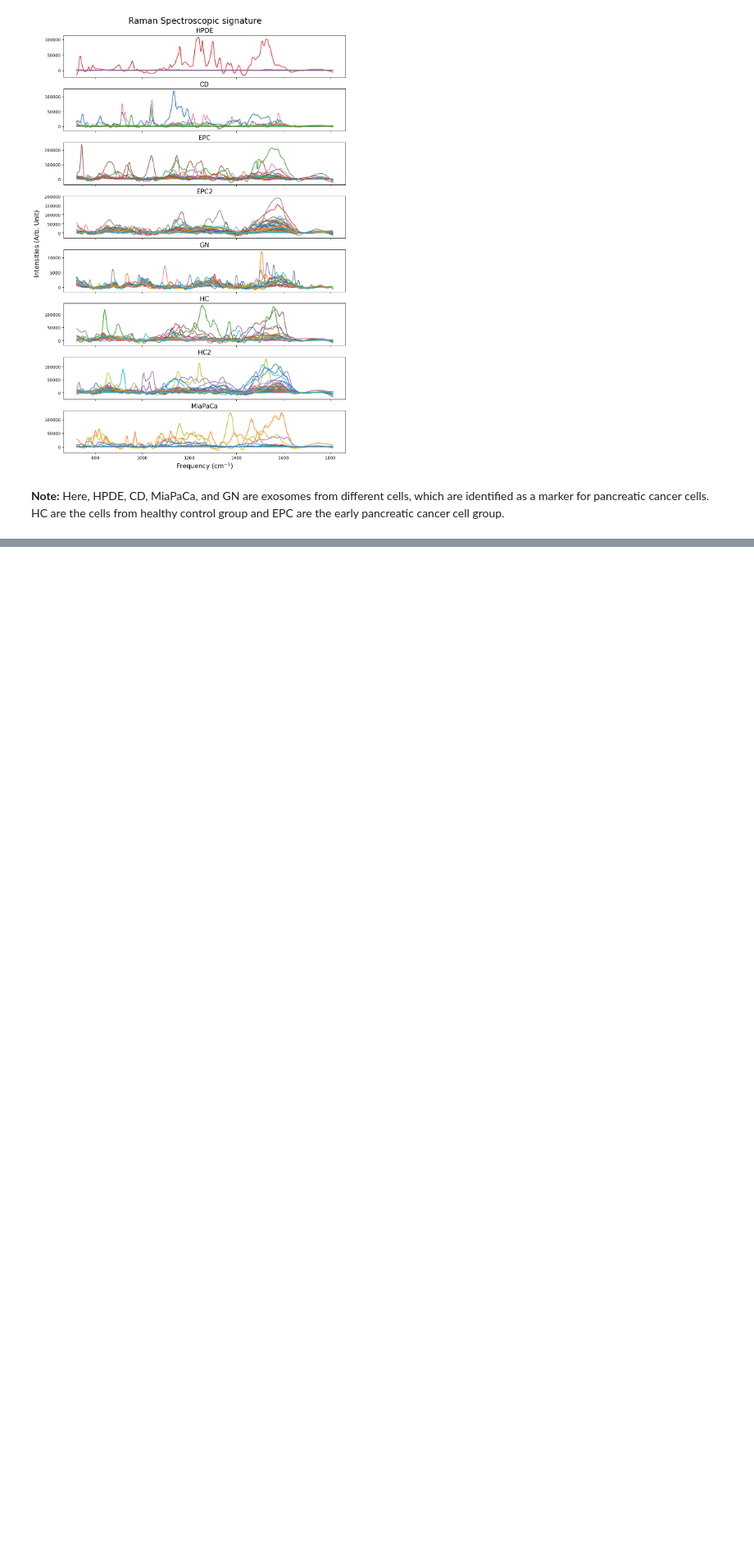
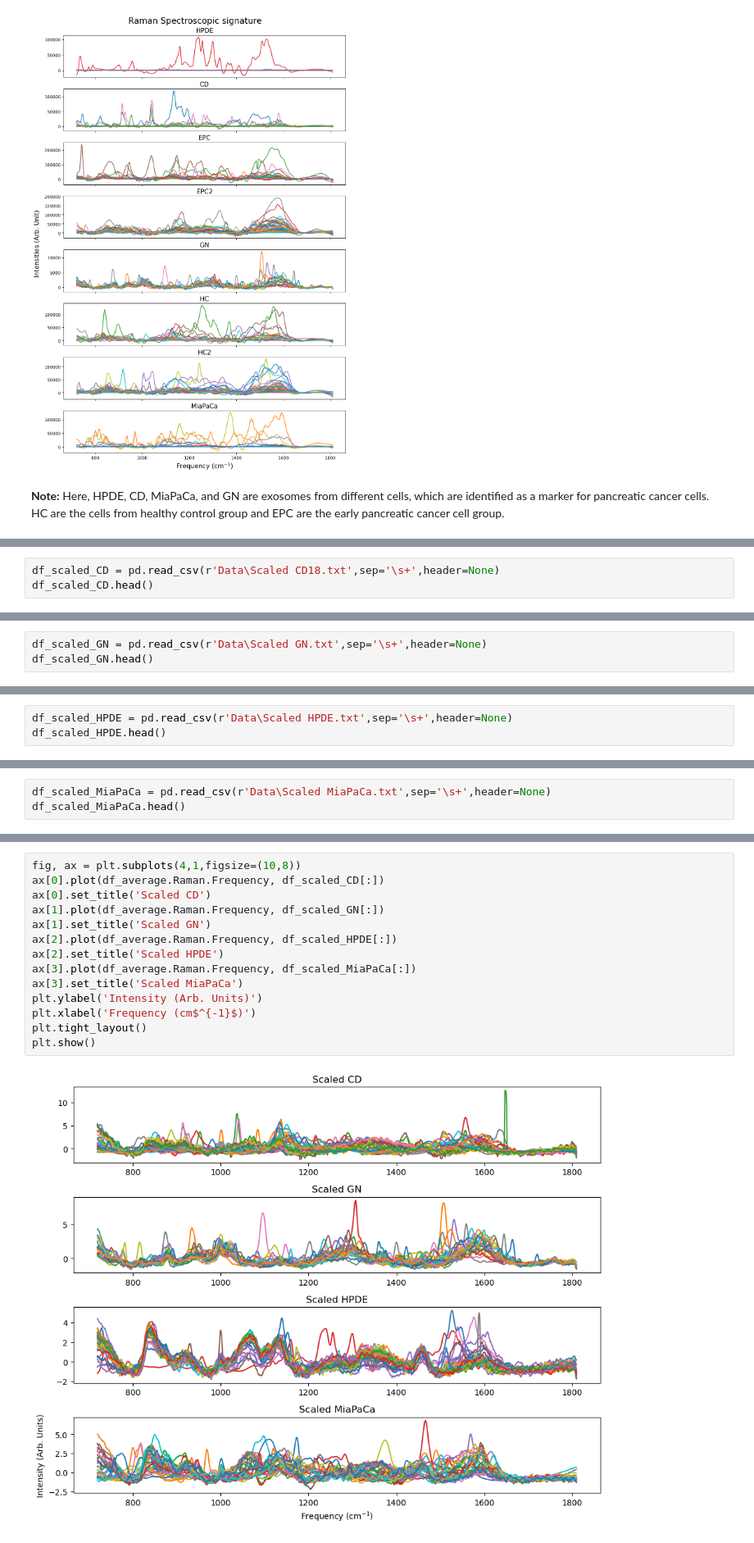
Before and after one commit to kpark11/Springboard, a Jupyter notebook: Capstone-Project/SERS_Raman_Pancreatic_Cancer/SERS_Raman_Pancreatic_Cancer.ipynb, the cells around one changed output, grey strips where cells are left out. Shown at 82% size. Saved outputs shown, nothing was run; the diff lists cells and outputs as text; blank space fills up the shorter version.

```diff
--- a/Capstone-Project/SERS_Raman_Pancreatic_Cancer/SERS_Raman_Pancreatic_Cancer.ipynb
+++ b/Capstone-Project/SERS_Raman_Pancreatic_Cancer/SERS_Raman_Pancreatic_Cancer.ipynb
@@ -303,0 +306,3 @@ plt.show()
+# %%
+df_scaled_CD = pd.read_csv(r'Data\Scaled CD18.txt',sep='\s+',header=None)
+df_scaled_CD.head()
@@ -303,0 +317,3 @@ plt.show()
+# %%
+df_scaled_GN = pd.read_csv(r'Data\Scaled GN.txt',sep='\s+',header=None)
+df_scaled_GN.head()
@@ -303,0 +328,3 @@ plt.show()
+# %%
+df_scaled_HPDE = pd.read_csv(r'Data\Scaled HPDE.txt',sep='\s+',header=None)
+df_scaled_HPDE.head()
@@ -303,0 +339,3 @@ plt.show()
+# %%
+df_scaled_MiaPaCa = pd.read_csv(r'Data\Scaled MiaPaCa.txt',sep='\s+',header=None)
+df_scaled_MiaPaCa.head()
@@ -303,0 +350,16 @@ plt.show()
+# %%
+fig, ax = plt.subplots(4,1,figsize=(10,8))
+ax[0].plot(df_average.Raman.Frequency, df_scaled_CD[:])
+ax[0].set_title('Scaled CD')
+ax[1].plot(df_average.Raman.Frequency, df_scaled_GN[:])
+ax[1].set_title('Scaled GN')
+ax[2].plot(df_average.Raman.Frequency, df_scaled_HPDE[:])
+ax[2].set_title('Scaled HPDE')
+ax[3].plot(df_average.Raman.Frequency, df_scaled_MiaPaCa[:])
+ax[3].set_title('Scaled MiaPaCa')
+plt.ylabel('Intensity (Arb. Units)')
+plt.xlabel('Frequency (cm$^{-1}$)')
+plt.tight_layout()
+plt.show()
+# %% [output]
+[figure, added]
```
Also changed, not shown: parts of 16 cells of this notebook, 1 other file.
